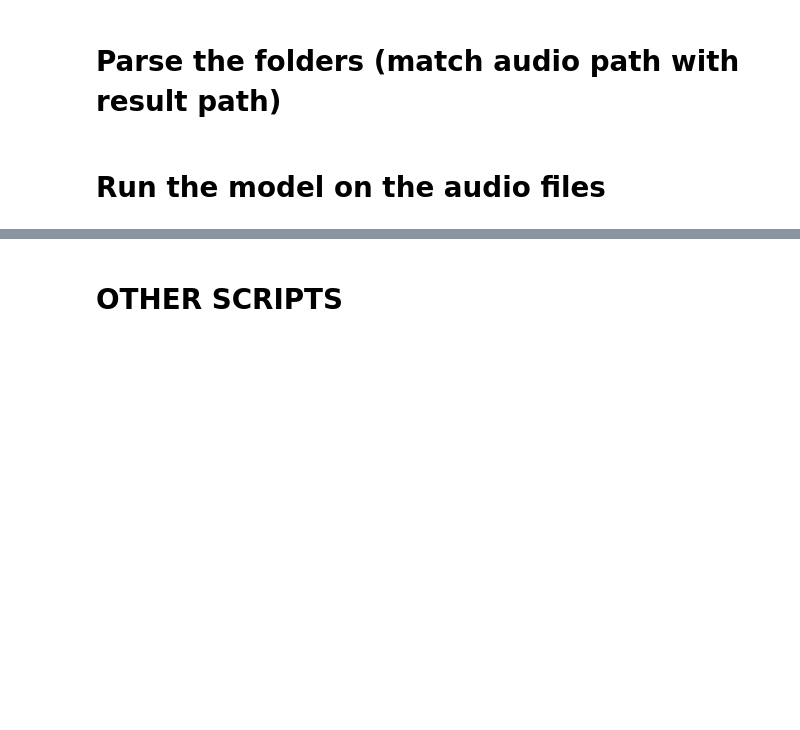
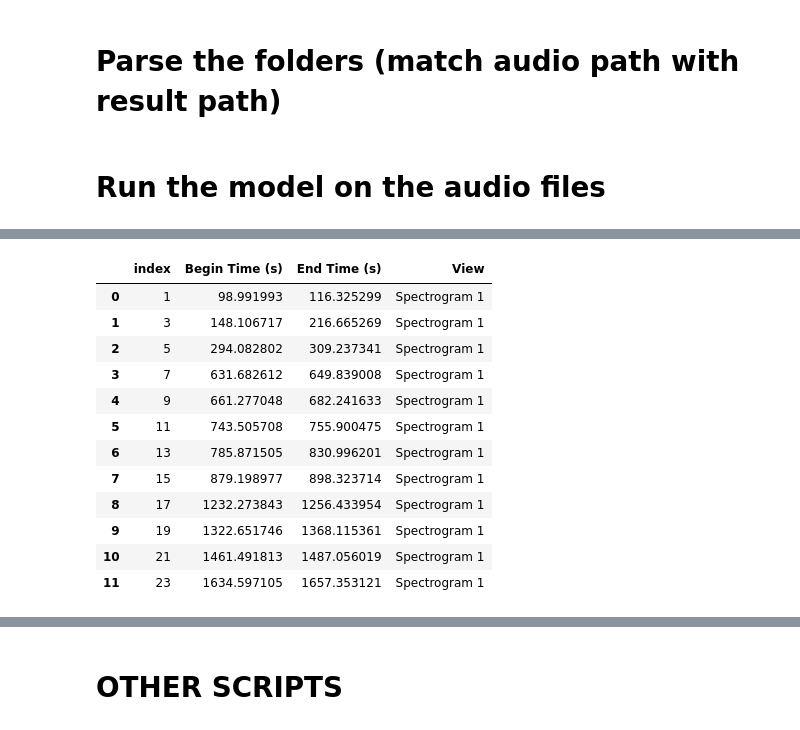
Before and after one commit to NINAnor/snowscooter_detector, a Jupyter notebook: inference/predict.ipynb, the cells around one changed output, grey strips where cells are left out. Drawn from its saved outputs; the diff is of its cells as text; code cells hidden in the pictures; blank space fills up the shorter version.

```diff
--- a/inference/predict.ipynb
+++ b/inference/predict.ipynb
@@ -185,2 +177,3 @@ flist[0]['audio']
 # %%
-pd.read_csv(flist[5]['result'], sep='\t').filter(items=["Begin Time (s)", "End Time (s)"])
+df = pd.read_csv(flist[5]['result'], sep='\t').filter(items=["Begin Time (s)", "End Time (s)", "View"])
+df = df[df['View'] == 'Spectrogram 1'].reset_index()
@@ -204,0 +258,16 @@ pd.read_csv(flist[5]['result'], sep='\t').filter(items=["Begin Time (s)", "End T
+# %%
+df
+# %% [output]
+|  | index | Begin Time (s) | End Time (s) | View |
+| 0 | 1 | 98.991993 | 116.325299 | Spectrogram 1 |
+| 1 | 3 | 148.106717 | 216.665269 | Spectrogram 1 |
+| 2 | 5 | 294.082802 | 309.237341 | Spectrogram 1 |
+| 3 | 7 | 631.682612 | 649.839008 | Spectrogram 1 |
+| 4 | 9 | 661.277048 | 682.241633 | Spectrogram 1 |
+| 5 | 11 | 743.505708 | 755.900475 | Spectrogram 1 |
+| 6 | 13 | 785.871505 | 830.996201 | Spectrogram 1 |
+| 7 | 15 | 879.198977 | 898.323714 | Spectrogram 1 |
+| 8 | 17 | 1232.273843 | 1256.433954 | Spectrogram 1 |
+| 9 | 19 | 1322.651746 | 1368.115361 | Spectrogram 1 |
+| 10 | 21 | 1461.491813 | 1487.056019 | Spectrogram 1 |
+| 11 | 23 | 1634.597105 | 1657.353121 | Spectrogram 1 |
```
Also changed, not shown: parts of 25 cells of this notebook.
